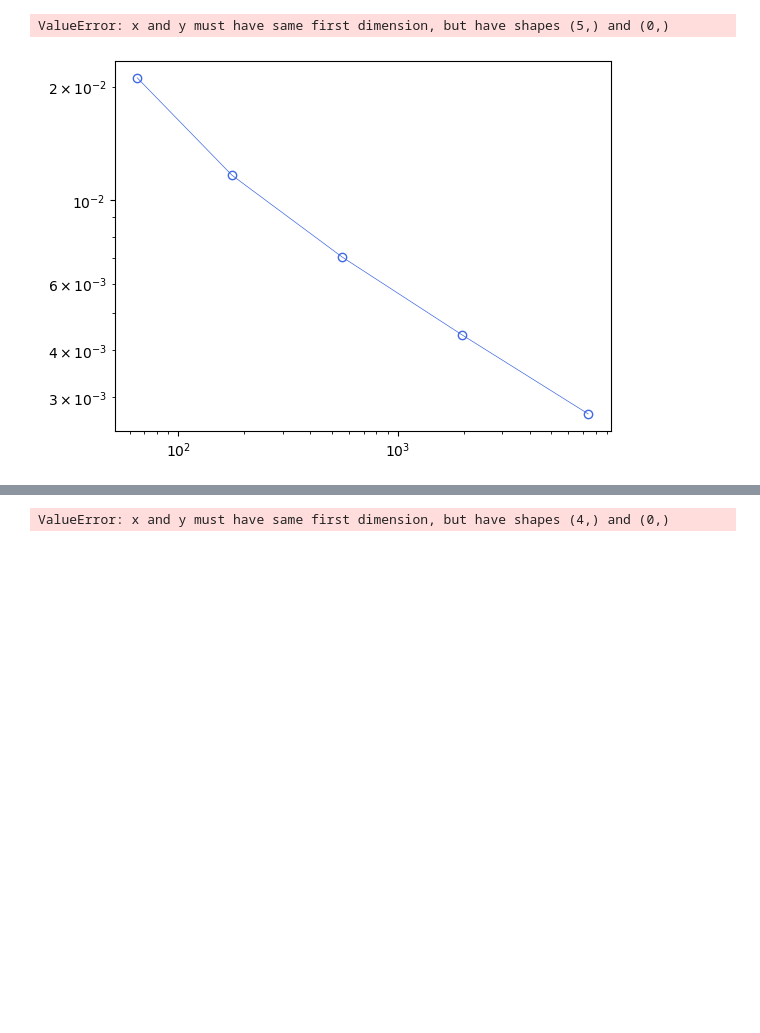
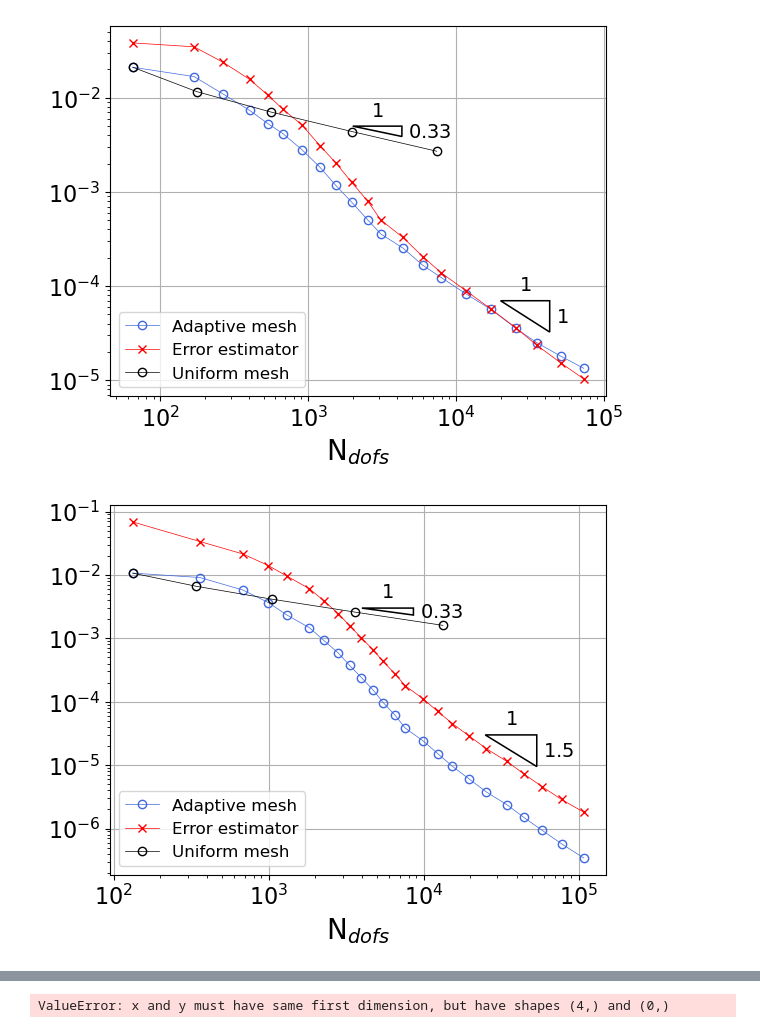
Before and after one commit to c-f-h/pyiga, a Jupyter notebook: notebooks/LshapeStrong.ipynb, the cells around one changed output, grey strips where cells are left out. Saved outputs shown, nothing was run; the diff lists cells and outputs as text; code cells hidden in the pictures; blank space fills up the shorter version.

```diff
--- a/notebooks/LshapeStrong.ipynb
+++ b/notebooks/LshapeStrong.ipynb
@@ -172,14 +169,13 @@ elif example==1:
     dir_data = {0:0}
     exact = False
 
-
-degs = (2,3,5)
-maxpatches =(5000,4000,3000,2000)
-maxiter=(5,5,5,5)
-#maxiter=4*(50,)
-eps=(1e-5,1e-6,1e-7,1e-8)
+degs = (2,3,5,8)
+maxpatches =(5000,4000,4000,3000)
+#maxiter=4*(5,5,5,4)
+maxiter=4*(50,)
+eps=(1e-5,1e-6,5*1e-8,5*1e-9)
 plot=1
-uniform=1
+uniform=0
 
 R = np.zeros((max(maxiter),len(degs)*5))
 
@@ -203,14 +199,18 @@ for i,deg in enumerate(degs):
             #plt.savefig('/home/wolfman/Pictures/p'+str(deg)+'i'+str(k)+'.png',dpi=100,bbox_inches='tight');
             if example==0:
                 if uniform:
-                    plt.savefig('/mnt/c/Users/stefa/Pictures/Lshape/p'+str(deg)+'/i'+str(k)+'_uniform.png', bbox_inches='tight',dpi=100)
+                    #plt.savefig('/mnt/c/Users/stefa/Pictures/Lshape/p'+str(deg)+'/i'+str(k)+'_uniform.png', bbox_inches='tight',dpi=100)
+                    plt.savefig('/home/wolfman/Pictures/Lshape/p'+str(deg)+'/i'+str(k)+'_uniform.png', bbox_inches='tight',dpi=100)
                 else:
-                    plt.savefig('/mnt/c/Users/stefa/Pictures/Lshape/p'+str(deg)+'/i'+str(k)+'.png', bbox_inches='tight',dpi=100)
+                    #plt.savefig('/mnt/c/Users/stefa/Pictures/Lshape/p'+str(deg)+'/i'+str(k)+'.png', bbox_inches='tight',dpi=100)
+                    plt.savefig('/home/wolfman/Pictures/Lshape/p'+str(deg)+'/i'+str(k)+'.png', bbox_inches='tight',dpi=100)
             elif example==1:
                 if uniform:
-                    plt.savefig('/mnt/c/Users/stefa/Pictures/LshapeQ/p'+str(deg)+'/i'+str(k)+'_uniform.png', bbox_inches='tight',dpi=100)
+                    #plt.savefig('/mnt/c/Users/stefa/Pictures/LshapeQ/p'+str(deg)+'/i'+str(k)+'_uniform.png', bbox_inches='tight',dpi=100)
+                    plt.savefig('/home/wolfman/Pictures/LshapeQ/p'+str(deg)+'/i'+str(k)+'_uniform.png', bbox_inches='tight',dpi=100)
                 else:
-                    plt.savefig('/mnt/c/Users/stefa/Pictures/LshapeQ/p'+str(deg)+'/i'+str(k)+'.png', bbox_inches='tight',dpi=100)
+                    #plt.savefig('/mnt/c/Users/stefa/Pictures/LshapeQ/p'+str(deg)+'/i'+str(k)+'.png', bbox_inches='tight',dpi=100)
+                    plt.savefig('/home/wolfman/Pictures/LshapeQ/p'+str(deg)+'/i'+str(k)+'.png', bbox_inches='tight',dpi=100)
             #plt.show();
             plt.close();
 
@@ -328,37 +325,39 @@ R_a = np.load('LshapeQ_adaptive.npy')
 R_u = np.load('LshapeQ_uniform.npy')
 
 numdofs=R_u[:,0]
 numdofs_a = R[:,0]
 Eerr = R_u[:,2]
 Eerr_a = R[:,2]
-pos=((1e4,5*1e-4),(2.5*1e4,5*1e-5),(2.5*1e4,5*1e-6),(6*1e4,1e-7))
-pos_u=((1e4,0.15*1e-1),(1.8*1e4,1e-2),(5*1e4,6*1e-3),(3*1e4,4*1e-3))
+pos=((2*1e4,7*1e-5),(2.5*1e4,3*1e-5),(5*1e4,5*1e-7),(6*1e4,1e-7))
+pos_u=((2*1e3,5*1e-3),(4*1e3,3*1e-3),(1e4,1.5*1e-3),(3*1e3,1e-3))
+w = (1.5,1.5,1.5,1.5)
+inv = (False,False,False,True)
 for i, deg in enumerate((2,3,5,8)):
     numdofs=R_u[:,i*5+0]
     numdofs_a = R[:,i*5+0]
     Eerr = R_u[:,i*5+2]
     Eerr_a = R[:,i*5+2]
     Eta = R[:,i*5+3]
 
     numdofs=numdofs[numdofs!=0]
     numdofs_a=numdofs_a[numdofs_a != 0]
     Eerr_a = Eerr_a[Eerr_a!=0]
     Eerr = Eerr[Eerr!=0]
     Eta = Eta[Eta!=0]
 
     fig, ax = plt.subplots()
     plt.loglog(numdofs_a, Eerr_a, 'o-',color='royalblue',linewidth=0.5, markerfacecolor='none')
     plt.loglog(numdofs_a, Eta, 'x-',color='red',linewidth=0.5, markerfacecolor='none')
     plt.loglog(numdofs, Eerr, 'o-',color='black',linewidth=0.5, markerfacecolor='none')
     plt.grid('True');
     ax.tick_params(axis='both', labelsize=16)
     plt.legend(['Adaptive mesh','Error estimator','Uniform mesh'],loc='lower left',prop={'size': 12})
     plt.xlabel("N$_{dofs}$",size=20)
-    draw_loglog_slope(fig,ax,pos[i],2,slope=int(deg/2) if deg%2==0 else deg/2,inverted=False, color='black', polygon_kwargs=None, label=True, labelcolor=None, label_kwargs={'fontsize':14}, zorder=None)
-    draw_loglog_slope(fig,ax,pos_u[i],2,0.33,inverted=False, color='black', polygon_kwargs=None, label=True, labelcolor=None, label_kwargs={'fontsize':14}, zorder=None)
+    draw_loglog_slope(fig,ax,pos[i],w[i],slope=int(deg/2) if deg%2==0 else deg/2,inverted=inv[i], color='black', polygon_kwargs=None, label=True, labelcolor=None, label_kwargs={'fontsize':14}, zorder=None)
+    draw_loglog_slope(fig,ax,pos_u[i],w[i],0.33,inverted=inv[i], color='black', polygon_kwargs=None, label=True, labelcolor=None, label_kwargs={'fontsize':14}, zorder=None)
 
-    plt.savefig('Lp'+str(deg)+'n'+str(deg+1)+'H1_cnv.pdf', bbox_inches='tight')
+    plt.savefig('LQp'+str(deg)+'n'+str(deg+1)+'H1_cnv.pdf', bbox_inches='tight')
     plt.show()
 # %% [output]
-ValueError: x and y must have same first dimension, but have shapes (5,) and (0,)
-[figure, old version]
+[figure, new version]
+[figure, added]
```
Also changed, not shown: parts of 3 cells of this notebook, 13 other files.
